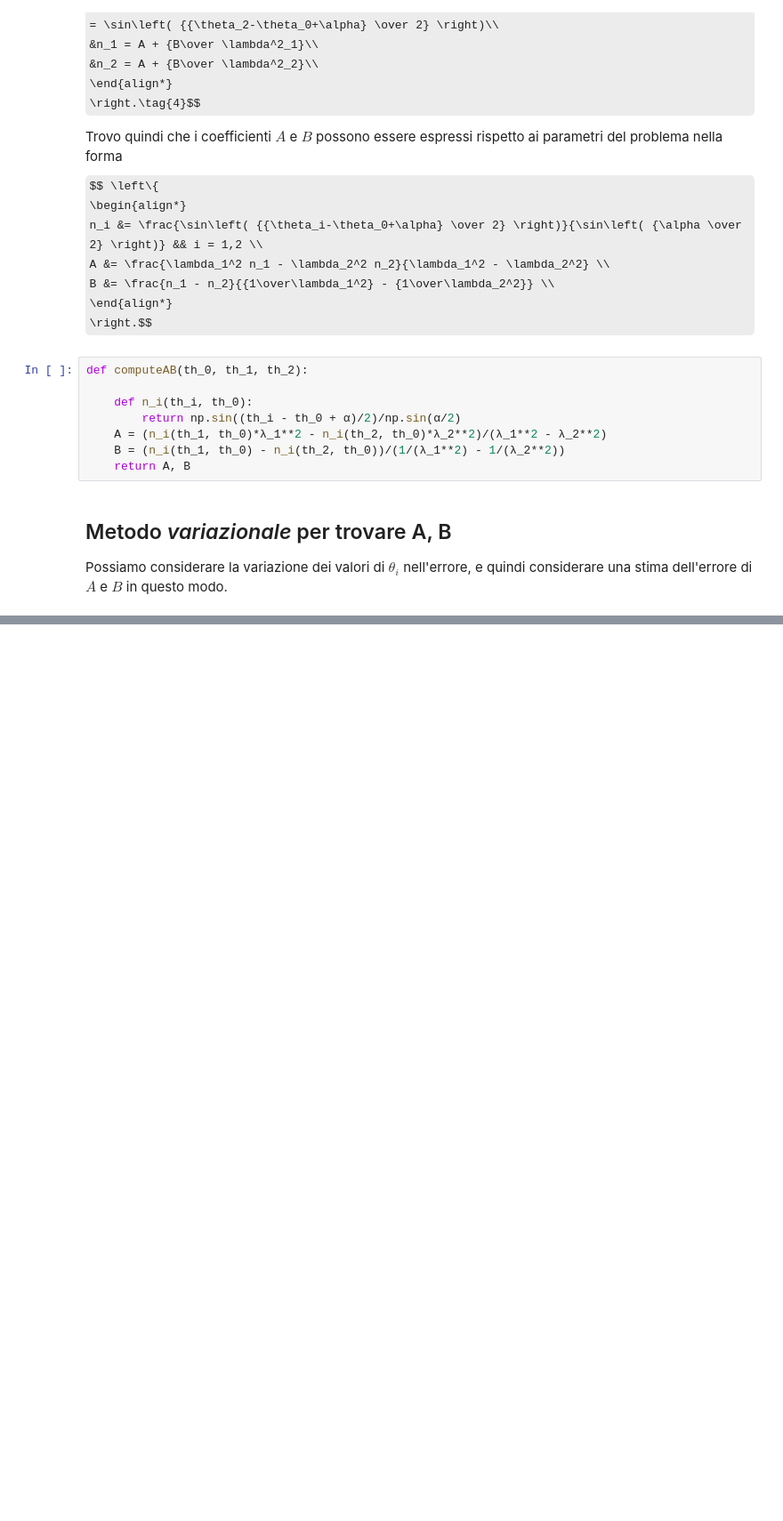
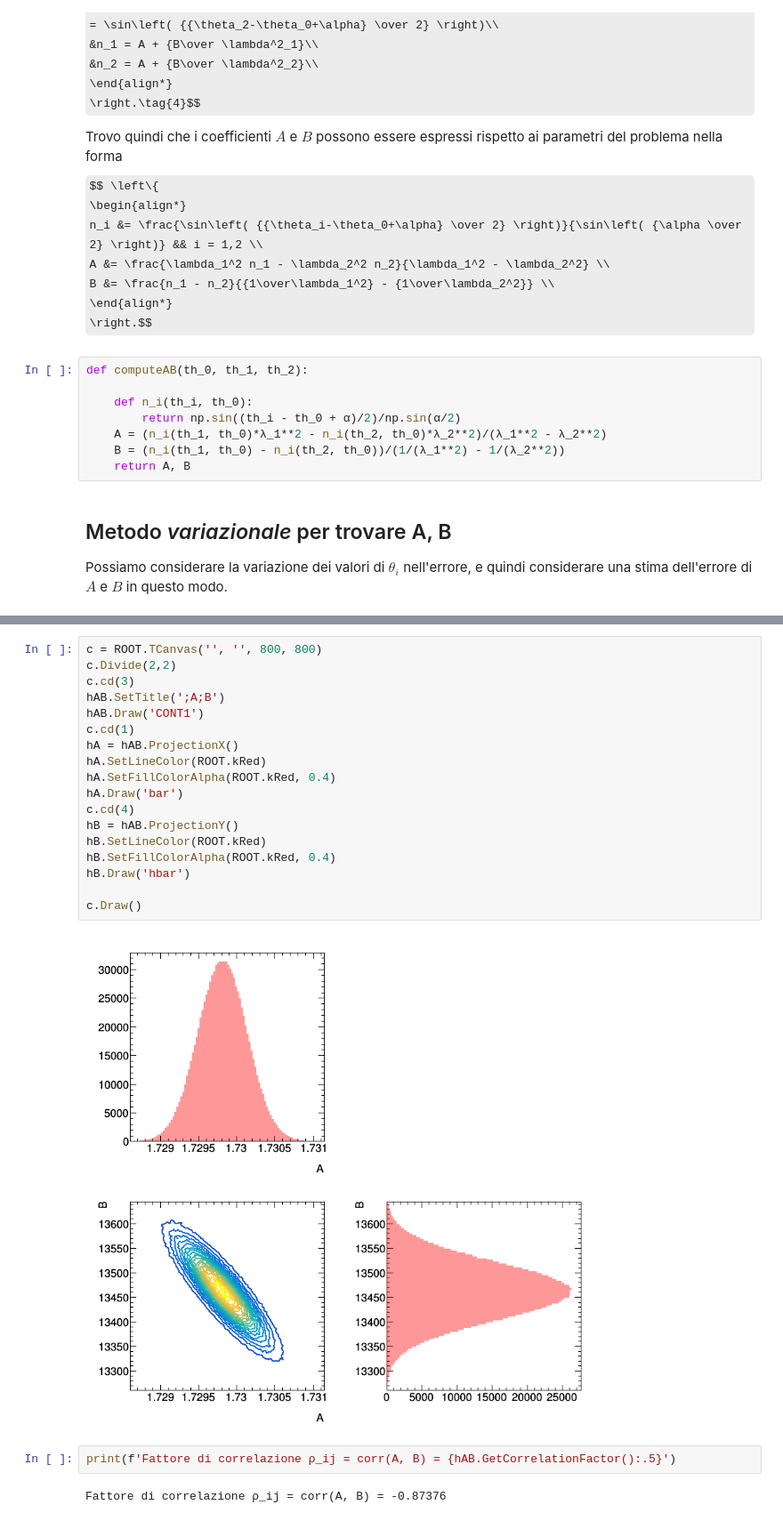
Before and after one commit to mattiasotgia/E6_sim_prism, a Jupyter notebook: mthd_test_MC.ipynb, the cells around one changed output, grey strips where cells are left out. Shown: that part at 89% size. Cells and saved outputs as stored; diff of their text form; some formulas as TeX source; blank space fills up the shorter version.

```diff
--- a/mthd_test_MC.ipynb
+++ b/mthd_test_MC.ipynb
@@ -74,0 +139,24 @@ A, B = computeAB(th_0=θ_0, th_1=θ_1, th_2=θ_2)
+# %%
+c = ROOT.TCanvas('', '', 800, 800)
+c.Divide(2,2)
+c.cd(3)
+hAB.SetTitle(';A;B')
+hAB.Draw('CONT1')
+c.cd(1)
+hA = hAB.ProjectionX()
+hA.SetLineColor(ROOT.kRed)
+hA.SetFillColorAlpha(ROOT.kRed, 0.4)
+hA.Draw('bar')
+c.cd(4)
+hB = hAB.ProjectionY()
+hB.SetLineColor(ROOT.kRed)
+hB.SetFillColorAlpha(ROOT.kRed, 0.4)
+hB.Draw('hbar')
+
+c.Draw()
+# %% [output]
+[figure, added]
+# %%
+print(f'Fattore di correlazione ρ_ij = corr(A, B) = {hAB.GetCorrelationFactor():.5}')
+# %% [output]
+Fattore di correlazione ρ_ij = corr(A, B) = -0.87376
```
Also changed, not shown: parts of 16 cells of this notebook.
